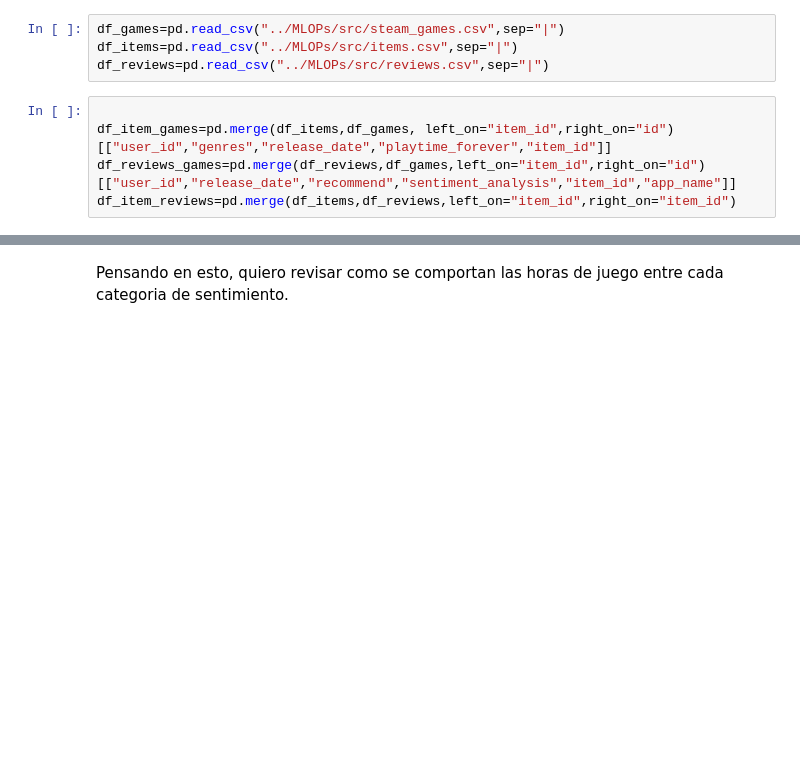
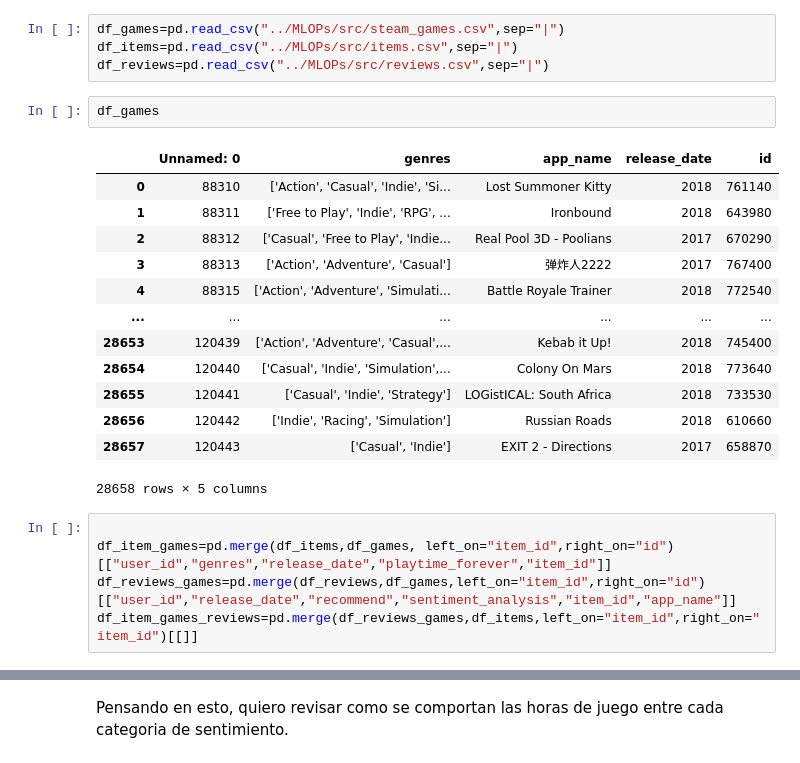
Before and after one commit to Dini96/PI_MLOPs_Oswaldo, a Jupyter notebook: MLOPS.ipynb, the cells around one changed output, grey strips where cells are left out. Cells and saved outputs as stored; diff of their text form; blank space fills up the shorter version.

```diff
--- a/MLOPS.ipynb
+++ b/MLOPS.ipynb
@@ -550,9 +554,25 @@ import scipy.stats as stats
 df_games=pd.read_csv("../MLOPs/src/steam_games.csv",sep="|")
 df_items=pd.read_csv("../MLOPs/src/items.csv",sep="|")
 df_reviews=pd.read_csv("../MLOPs/src/reviews.csv",sep="|")
+# %%
+df_games
+# %% [output]
+|  | Unnamed: 0 | genres | app_name | release_date | id |
+| 0 | 88310 | ['Action', 'Casual', 'Indie', 'Si... | Lost Summoner Kitty | 2018 | 761140 |
+| 1 | 88311 | ['Free to Play', 'Indie', 'RPG', ... | Ironbound | 2018 | 643980 |
+| 2 | 88312 | ['Casual', 'Free to Play', 'Indie... | Real Pool 3D - Poolians | 2017 | 670290 |
+| 3 | 88313 | ['Action', 'Adventure', 'Casual'] | 弹炸人2222 | 2017 | 767400 |
+| 4 | 88315 | ['Action', 'Adventure', 'Simulati... | Battle Royale Trainer | 2018 | 772540 |
+| ... | ... | ... | ... | ... | ... |
+| 28653 | 120439 | ['Action', 'Adventure', 'Casual',... | Kebab it Up! | 2018 | 745400 |
+| 28654 | 120440 | ['Casual', 'Indie', 'Simulation',... | Colony On Mars | 2018 | 773640 |
+| 28655 | 120441 | ['Casual', 'Indie', 'Strategy'] | LOGistICAL: South Africa | 2018 | 733530 |
+| 28656 | 120442 | ['Indie', 'Racing', 'Simulation'] | Russian Roads | 2018 | 610660 |
+| 28657 | 120443 | ['Casual', 'Indie'] | EXIT 2 - Directions | 2017 | 658870 |
+28658 rows × 5 columns
 # %%
 
 df_item_games=pd.merge(df_items,df_games, left_on="item_id",right_on="id")[["user_id","genres","release_date","playtime_forever","item_id"]]
 df_reviews_games=pd.merge(df_reviews,df_games,left_on="item_id",right_on="id")[["user_id","release_date","recommend","sentiment_analysis","item_id","app_name"]]
-df_item_reviews=pd.merge(df_items,df_reviews,left_on="item_id",right_on="item_id")
+df_item_games_reviews=pd.merge(df_reviews_games,df_items,left_on="item_id",right_on="item_id")[[]]
 # %%
```
Also changed, not shown: parts of 18 cells of this notebook, 1 other file.
